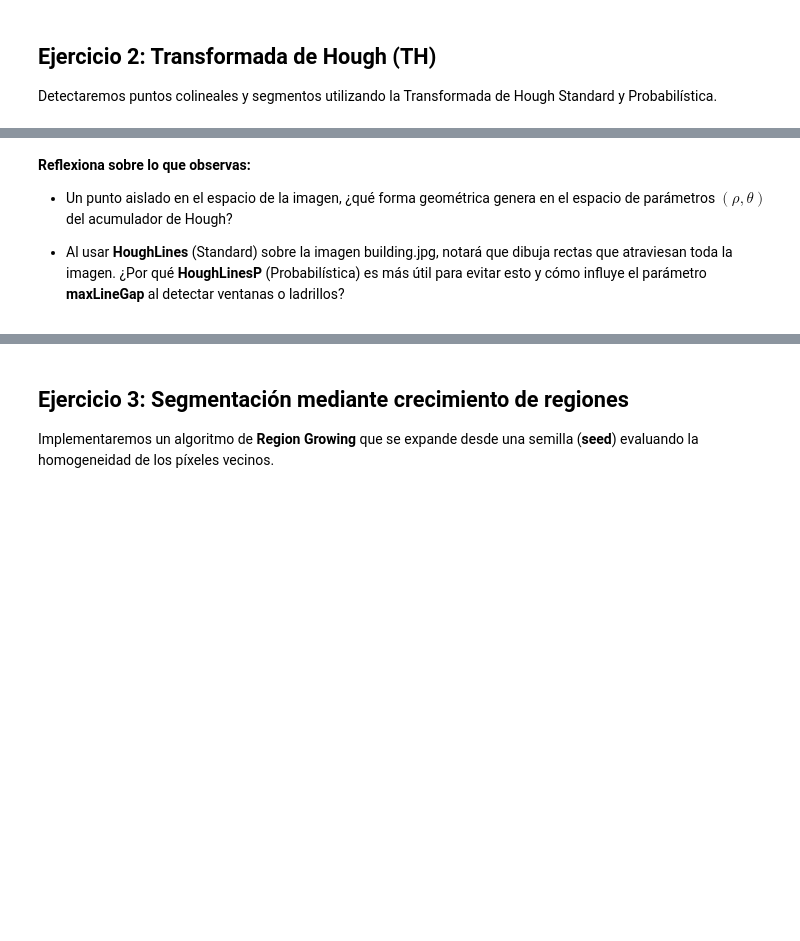
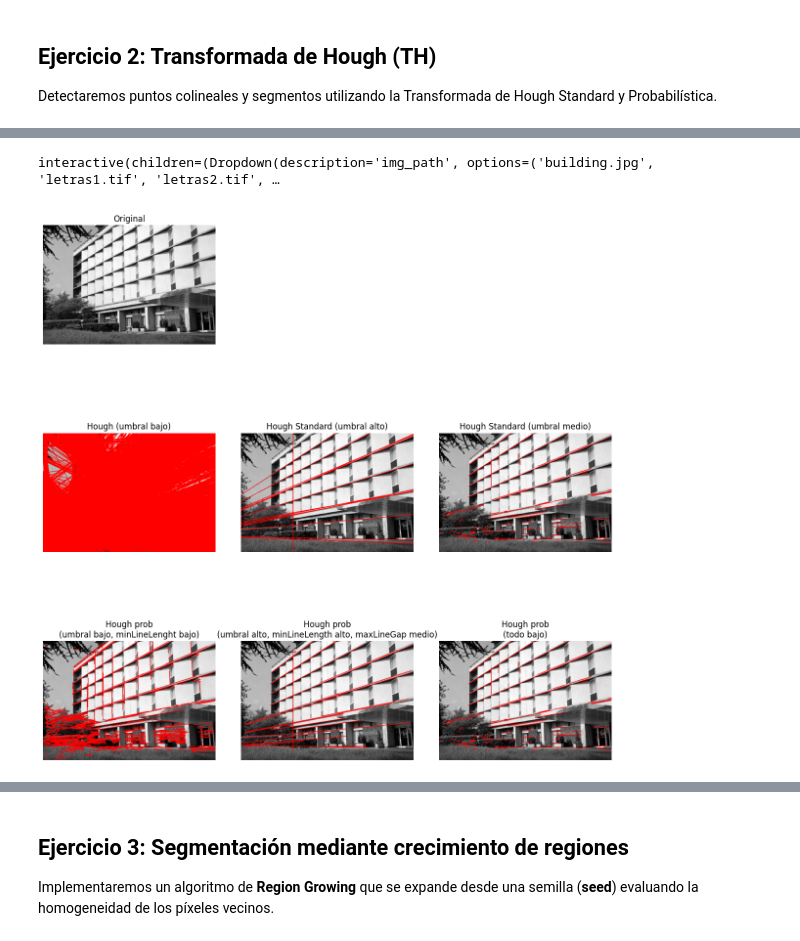
Before and after one commit to Lucasa98/pdi-2026, a Jupyter notebook: practica/tp7.ipynb, the cells around one changed output, grey strips where cells are left out. Drawn from its saved outputs; the diff is of its cells as text; code cells hidden in the pictures; blank space fills up the shorter version.

```diff
--- a/practica/tp7.ipynb
+++ b/practica/tp7.ipynb
@@ -284,6 +266,58 @@ interactive(children=(Dropdown(description='img_path', options=('building.jpg',
-# %% [markdown]
-**Reflexiona sobre lo que observas:**
-
-* Un punto aislado en el espacio de la imagen, ¿qué forma geométrica genera en el espacio de parámetros $(\rho,\theta)$ del acumulador de Hough?
-
-* Al usar **HoughLines** (Standard) sobre la imagen building.jpg, notará que dibuja rectas que atraviesan toda la imagen. ¿Por qué **HoughLinesP** (Probabilística) es más útil para evitar esto y cómo influye el parámetro **maxLineGap** al detectar ventanas o ladrillos?
+# %%
+# Transformada de Hough Interactiva
+def hough_interactivo(img_path, threshold, minLineLength, maxLineGap):
+    img = cv2.imread(f"imagenes/{img_path}", cv2.IMREAD_GRAYSCALE)
+    if img is None: return "Cargar imagen de prueba"
+
+    # 1. Preprocesamiento: Detectar bordes primero (Obligatorio para Hough)
+    bordes = cv2.Canny(img, 50, 150, apertureSize=3)
+
+    # Hough standard
+    img_hough = dibujar_hough(img, threshold, bordes=bordes)
+
+    # Hough probabilistico
+    img_hough_p = dibujar_hough_probabilistico(img, threshold, minLineLength, maxLineGap, bordes=bordes)
+
+    fig, ax = plt.subplots(1, 4, figsize=(15, 5))
+    plt.subplots_adjust(hspace=0.4, wspace=0.15)
+
+    ax[0].imshow(img, cmap='gray'); ax[0].set_title(f"Original"); ax[0].axis('off')
+    ax[1].imshow(bordes, cmap='gray'); ax[1].set_title(f"Original"); ax[1].axis('off')
+    ax[2].imshow(img_hough); ax[2].set_title(f"Hough Standard"); ax[2].axis('off')
+    ax[3].imshow(img_hough_p); ax[3].set_title(f"Hough Probabilistico"); ax[3].axis('off');
+
+interact(hough_interactivo,
+         img_path=Dropdown(options=['building.jpg', 'letras1.tif', 'letras2.tif', 'snowman.png'], value='building.jpg'),
+         threshold=IntSlider(min=10, max=300, value=100),
+         minLineLength=IntSlider(min=1, max=200, value=50),
+         maxLineGap=IntSlider(min=1, max=50, value=10));
+# %% [output]
+interactive(children=(Dropdown(description='img_path', options=('building.jpg', 'letras1.tif', 'letras2.tif', …
+# %%
+img = cv2.imread(f"imagenes/building.jpg", cv2.IMREAD_GRAYSCALE)
+bordes = cv2.Canny(img, 50, 150, apertureSize=3)
+
+# Hough standard
+img_hough1 = dibujar_hough(img, threshold=130, bordes=bordes)
+img_hough2 = dibujar_hough(img, threshold=250, bordes=bordes)
+img_hough3 = dibujar_hough(img, threshold=190, bordes=bordes)
+
+# Hough probabilistico
+img_hough_p1 = dibujar_hough_probabilistico(img, threshold=130, minLineLength=1, maxLineGap=10, bordes=bordes)
+img_hough_p2 = dibujar_hough_probabilistico(img, threshold=225, minLineLength=185, maxLineGap=25, bordes=bordes)
+img_hough_p3 = dibujar_hough_probabilistico(img, threshold=205, minLineLength=1, maxLineGap=5, bordes=bordes)
+
+fig, ax = plt.subplots(3, 3, figsize=(15, 15))
+plt.subplots_adjust(hspace=0.4, wspace=0.15)
+
+ax[0,0].imshow(img, cmap='gray'); ax[0,0].set_title(f"Original"); ax[0,0].axis('off')
+ax[0,1].axis('off')
+ax[0,2].axis('off')
+ax[1,0].imshow(img_hough1, cmap='gray'); ax[1,0].set_title(f"Hough (umbral bajo)"); ax[1,0].axis('off')
+ax[1,1].imshow(img_hough2); ax[1,1].set_title(f"Hough Standard (umbral alto)"); ax[1,1].axis('off')
+ax[1,2].imshow(img_hough_p3); ax[1,2].set_title(f"Hough Standard (umbral medio)"); ax[1,2].axis('off');
+ax[2,0].imshow(img_hough_p1, cmap='gray'); ax[2,0].set_title(f"Hough prob\n(umbral bajo, minLineLenght bajo)"); ax[2,0].axis('off')
+ax[2,1].imshow(img_hough_p2); ax[2,1].set_title(f"Hough prob\n(umbral alto, minLineLength alto, maxLineGap medio)"); ax[2,1].axis('off')
+ax[2,2].imshow(img_hough_p3); ax[2,2].set_title(f"Hough prob\n(todo bajo)"); ax[2,2].axis('off');
+# %% [output]
+[figure, added]
```
Also changed, not shown: parts of 31 cells of this notebook, 3 other files.
